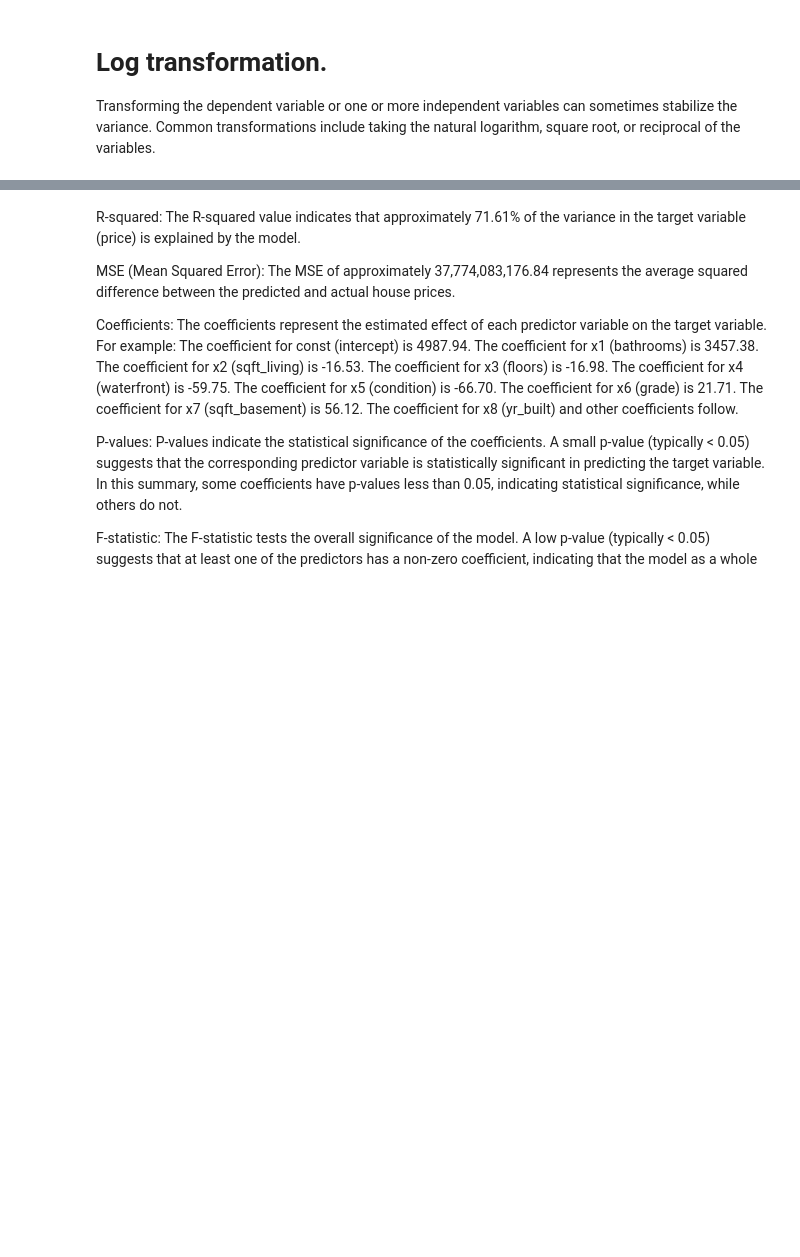
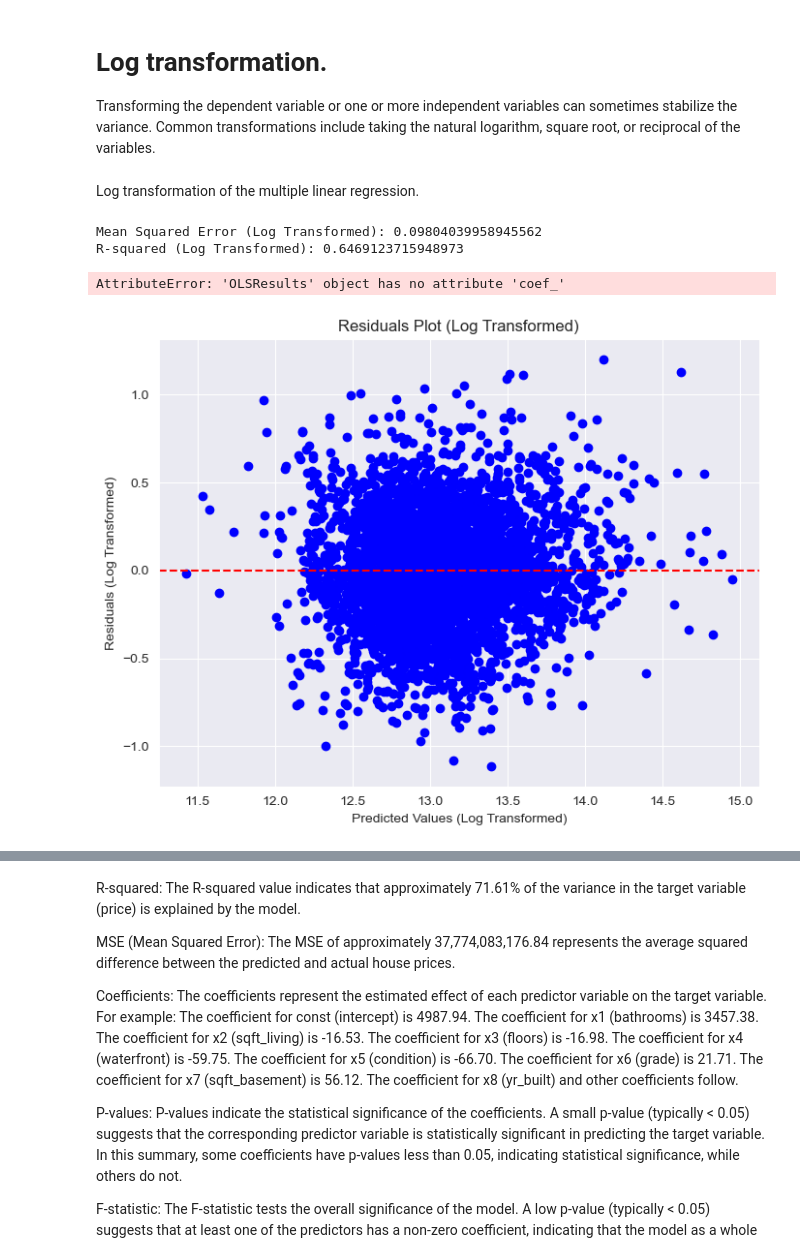
Before and after one commit to winnycodegurl/dsc-phase-2-projectgroup4, a Jupyter notebook: student.ipynb, the cells around one changed output, grey strips where cells are left out. Drawn from its saved outputs; the diff is of its cells as text; code cells hidden in the pictures; blank space fills up the shorter version.

Commit message:
additional modelling changes

```diff
--- a/student.ipynb
+++ b/student.ipynb
@@ -1629,3 +1667,57 @@ Heteroscedasticity refers to the situation where the variability of a variable i
 # Log transformation.
 Transforming the dependent variable or one or more independent variables can sometimes stabilize the variance.
 Common transformations include taking the natural logarithm, square root, or reciprocal of the variables.
+# %% [markdown]
+Log transformation of the multiple linear regression.
+# %%
+import numpy as np
+
+# Log transformation of features and target variable
+X_log = np.log1p(X)
+y_log = np.log1p(y)
+
+# Split the log-transformed data into training and testing sets
+X_train_log, X_test_log, y_train_log, y_test_log = train_test_split(X_log, y_log, test_size=0.2, random_state=42)
+
+# Standardize the log-transformed features
+scaler_log = StandardScaler()
+X_train_scaled_log = scaler_log.fit_transform(X_train_log)
+X_test_scaled_log = scaler_log.transform(X_test_log)
+
+# Build a linear regression model on the log-transformed data
+model_log = LinearRegression()
+model_log.fit(X_train_scaled_log, y_train_log)
+
+# Make predictions on the test set
+y_pred_log = model_log.predict(X_test_scaled_log)
+
+# Evaluate the model
+mse_log = mean_squared_error(y_test_log, y_pred_log)
+r2_log = r2_score(y_test_log, y_pred_log)
+
+# Display results
+print("Mean Squared Error (Log Transformed):", mse_log)
+print("R-squared (Log Transformed):", r2_log)
+coefficients = pd.DataFrame({"Feature": X.columns, "Coefficient": model.coef_})
+print(coefficients)
+# %% [output]
+Mean Squared Error (Log Transformed): 0.09804039958945562
+R-squared (Log Transformed): 0.6469123715948973
+AttributeError: 'OLSResults' object has no attribute 'coef_'
+# %%
+import matplotlib.pyplot as plt
+
+# Calculate residuals
+residuals_log = y_test_log - y_pred_log
+
+# Plot residuals vs predicted values
+plt.figure(figsize=(8, 6))
+plt.scatter(y_pred_log, residuals_log, color='blue')
+plt.title('Residuals Plot (Log Transformed)')
+plt.xlabel('Predicted Values (Log Transformed)')
+plt.ylabel('Residuals (Log Transformed)')
+plt.axhline(y=0, color='red', linestyle='--')
+plt.grid(True)
+plt.show()
+# %% [output]
+[figure, added]
```
Also changed, not shown: parts of 15 cells of this notebook.
